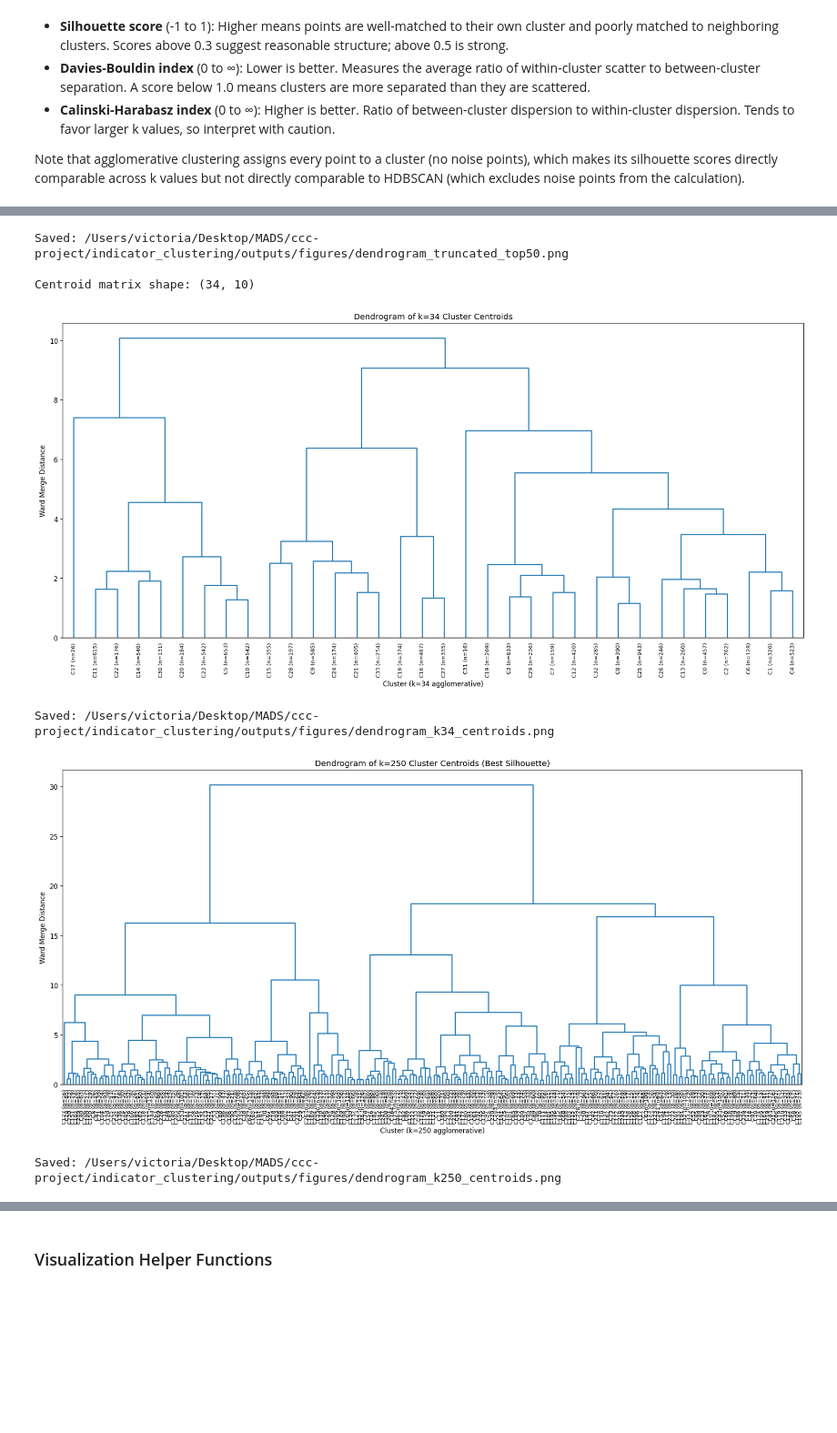
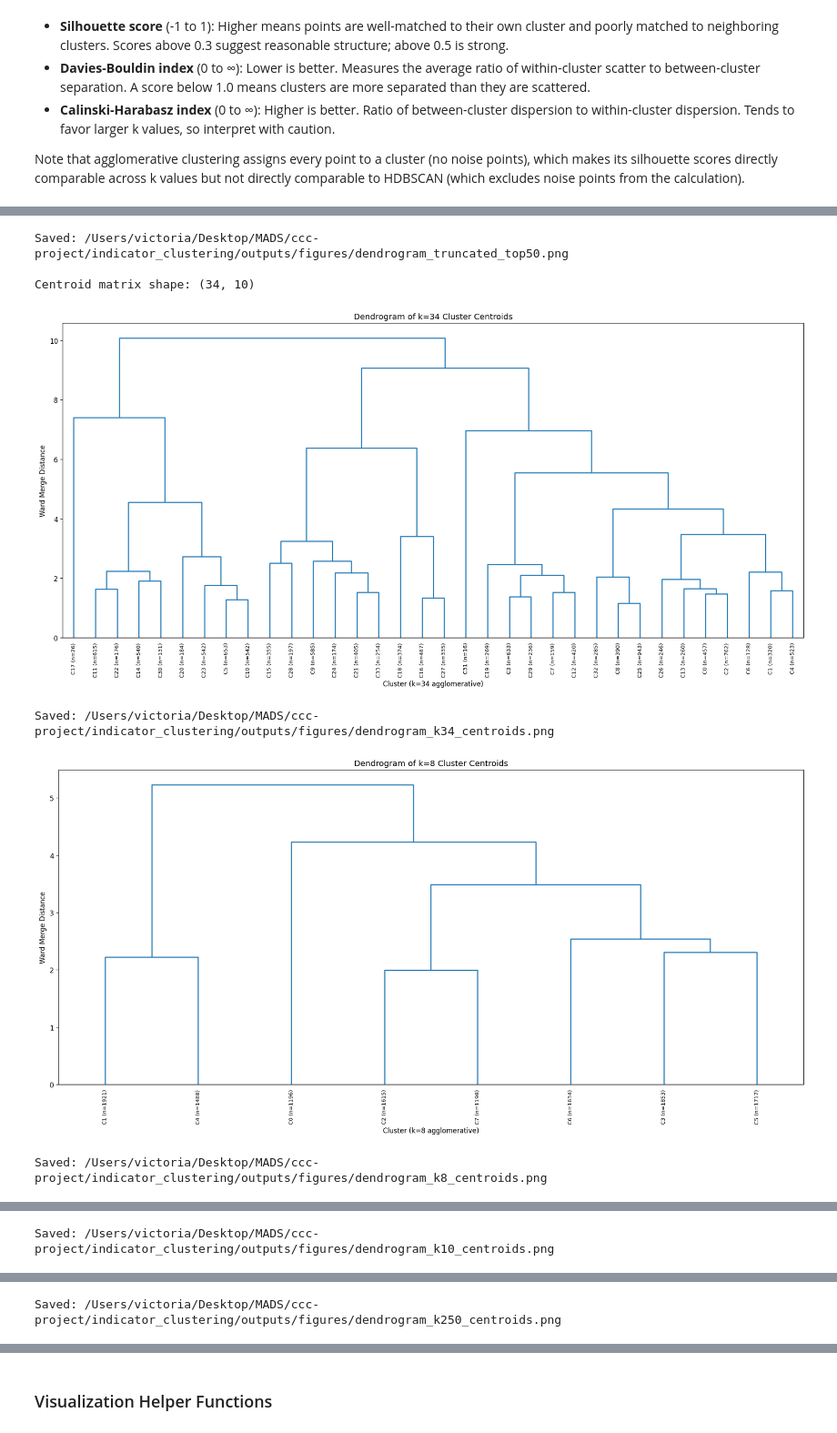
Before and after one commit to vwintumich/ccc-project, a Jupyter notebook: indicator_clustering/notebooks/04_clustering.ipynb, the cells around one changed output, grey strips where cells are left out. Shown at 91% size. Cells and saved outputs as stored; diff of their text form; code cells hidden in the pictures; blank space fills up the shorter version.

Commit message:
NB 04: Include k=10 for investigation in agglomerative clustering

```diff
--- a/indicator_clustering/notebooks/04_clustering.ipynb
+++ b/indicator_clustering/notebooks/04_clustering.ipynb
@@ -823,52 +823,53 @@ plt.tight_layout()
 fig.savefig(FIGURES_DIR / 'dendrogram_k34_centroids.png', dpi=150,
             bbox_inches='tight')
 plt.show()
 print(f'Saved: {FIGURES_DIR / "dendrogram_k34_centroids.png"}')
 
-# --- Approach C (conditional): Best Silhouette k Centroid Dendrogram ---
-# If the metrics sweep found a best-silhouette k different from 34,
-# produce an additional centroid dendrogram for that k value.
-if best_sil_k != 34:
-    best_k_labels = agglo_labels_dict[best_sil_k]
-    n_best_clusters = len(set(best_k_labels))
-    centroids_best = np.array([
-        embeddings_10d[best_k_labels == cl].mean(axis=0)
-        for cl in range(n_best_clusters)
+# --- Approach C: Centroid dendrograms for other selected k values ---
+# For each selected k value other than 34 (already covered by Approach B),
+# compute cluster centroids and build a dendrogram.
+for sel_k in selected_k_values:
+    if sel_k == 34:
+        continue  # already produced in Approach B
+
+    sel_labels = agglo_labels_dict[sel_k]
+    n_sel_clusters = len(set(sel_labels))
+    centroids_sel = np.array([
+        embeddings_10d[sel_labels == cl].mean(axis=0)
+        for cl in range(n_sel_clusters)
     ])
-    sizes_best = [int((best_k_labels == cl).sum()) for cl in range(n_best_clusters)]
-    labels_best = [f'C{cl} (n={sz})' for cl, sz in enumerate(sizes_best)]
+    sizes_sel = [int((sel_labels == cl).sum()) for cl in range(n_sel_clusters)]
+    labels_sel = [f'C{cl} (n={sz})' for cl, sz in enumerate(sizes_sel)]
 
-    Z_best = linkage(centroids_best, method='ward')
+    Z_sel = linkage(centroids_sel, method='ward')
 
     fig, ax = plt.subplots(figsize=(16, 8))
     dendrogram(
-        Z_best,
-        labels=labels_best,
+        Z_sel,
+        labels=labels_sel,
         leaf_rotation=90,
         leaf_font_size=8,
         ax=ax,
         color_threshold=0,
     )
-    ax.set_xlabel(f'Cluster (k={best_sil_k} agglomerative)')
+    ax.set_xlabel(f'Cluster (k={sel_k} agglomerative)')
     ax.set_ylabel('Ward Merge Distance')
-    ax.set_title(f'Dendrogram of k={best_sil_k} Cluster Centroids (Best Silhouette)')
+    ax.set_title(f'Dendrogram of k={sel_k} Cluster Centroids')
 
     plt.tight_layout()
-    fig.savefig(FIGURES_DIR / f'dendrogram_k{best_sil_k}_centroids.png', dpi=150,
+    fig.savefig(FIGURES_DIR / f'dendrogram_k{sel_k}_centroids.png', dpi=150,
                 bbox_inches='tight')
     plt.show()
-    print(f'Saved: {FIGURES_DIR / f"dendrogram_k{best_sil_k}_centroids.png"}')
-else:
-    print(f'Best silhouette k ({best_sil_k}) equals 34 — no additional dendrogram needed.')
+    print(f'Saved: {FIGURES_DIR / f"dendrogram_k{sel_k}_centroids.png"}')
 # %% [output]
 Computing Ward linkage on all indicators (this may take a minute)...
 Linkage matrix shape: (12621, 4)
 Final merge distance: 229.76
 [figure]
 Saved: /Users/victoria/Desktop/MADS/ccc-project/indicator_clustering/outputs/figures/dendrogram_truncated_top50.png
 
 Centroid matrix shape: (34, 10)
 [figure]
 Saved: /Users/victoria/Desktop/MADS/ccc-project/indicator_clustering/outputs/figures/dendrogram_k34_centroids.png
-[figure, old version]
+[figure, new version]
-Saved: /Users/victoria/Desktop/MADS/ccc-project/indicator_clustering/outputs/figures/dendrogram_k250_centroids.png
+Saved: /Users/victoria/Desktop/MADS/ccc-project/indicator_clustering/outputs/figures/dendrogram_k8_centroids.png
@@ -874,0 +877 @@ Saved: /Users/victoria/Desktop/MADS/ccc-project/indicator_clustering/outputs/fig
+Saved: /Users/victoria/Desktop/MADS/ccc-project/indicator_clustering/outputs/figures/dendrogram_k10_centroids.png
@@ -875,3 +879,4 @@ Saved: /Users/victoria/Desktop/MADS/ccc-project/indicator_clustering/outputs/fig
+Saved: /Users/victoria/Desktop/MADS/ccc-project/indicator_clustering/outputs/figures/dendrogram_k250_centroids.png
 # %% [markdown]
 ---
 ## Section 5: Cluster Visualization
```
Also changed, not shown: parts of 12 cells of this notebook.
